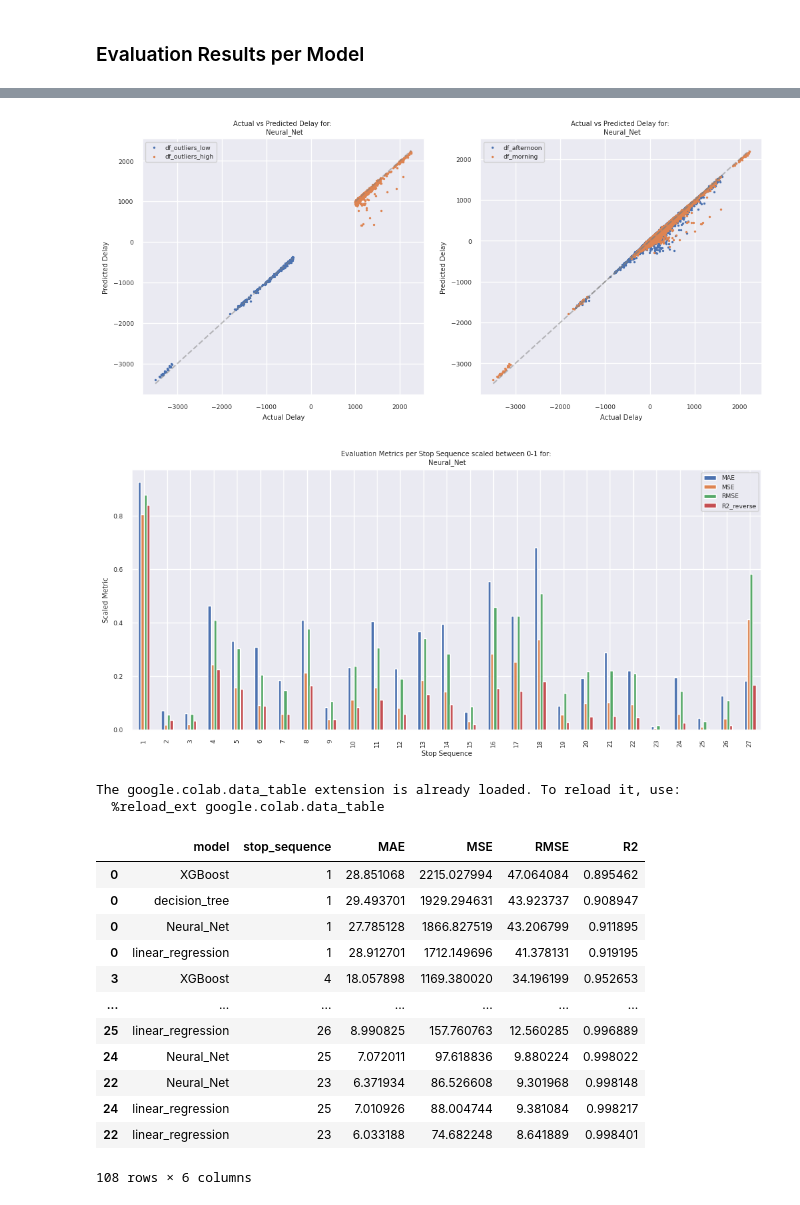
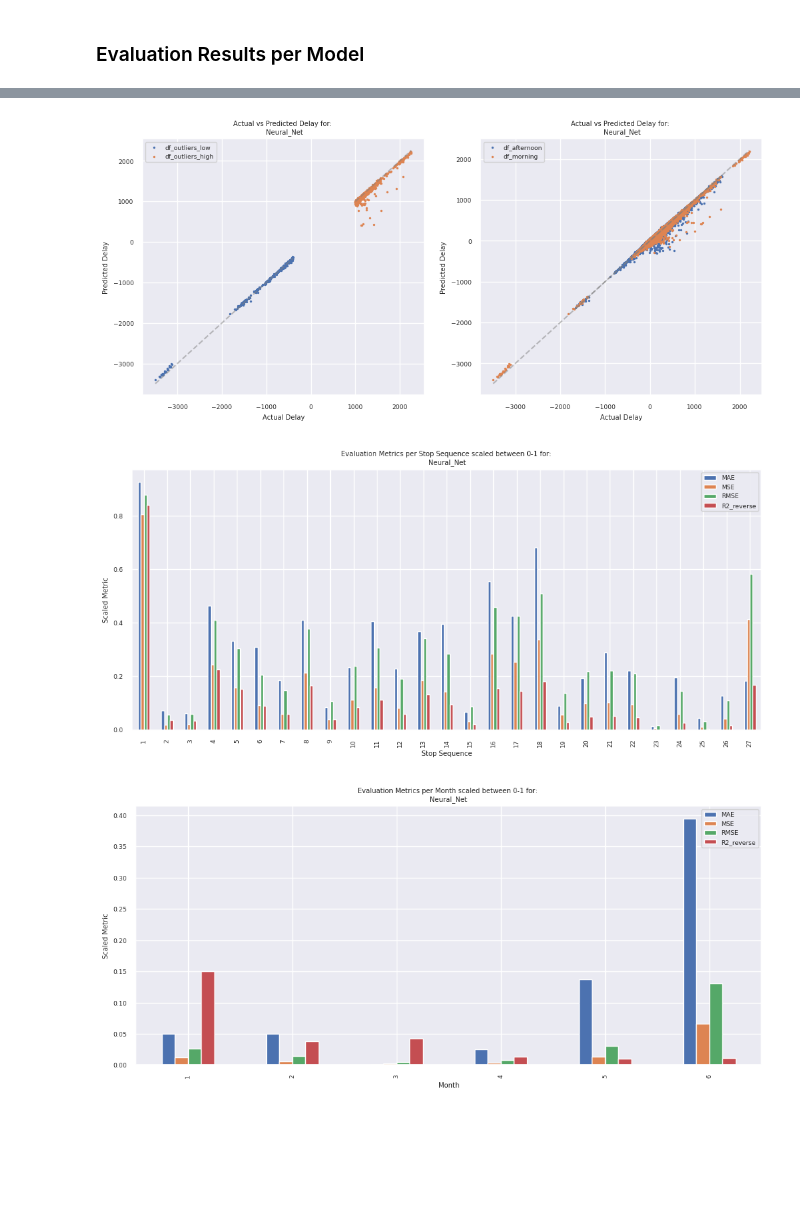
Before and after one commit to marinawmrs/AH2179-project-group-2, a Jupyter notebook: 3_model_eval.ipynb, the cells around one changed output, grey strips where cells are left out. Drawn from its saved outputs; the diff is of its cells as text; code cells hidden in the pictures; blank space fills up the shorter version.

```diff
--- a/3_model_eval.ipynb
+++ b/3_model_eval.ipynb
@@ -347,43 +353,26 @@ plot_scaled_metrics_per_stop('XGBoost')
 # %%
 # Neural Net Evaluation
 display_model_metric_summary('Neural_Net', 3)
 plot_scaled_metrics_per_stop('Neural_Net')
+plot_scaled_metrics_per_month('Neural_Net')
 # %% [output]
 |  | input_data | MAE | MSE | RMSE | R2 |
 | 39 | df | 12.613375 | 415.410877 | 20.381631 | 0.988951 |
 | 40 | df_outliers_low | 23.636660 | 1042.118427 | 32.281859 | 0.998120 |
 | 41 | df_outliers_high | 30.691785 | 4460.162546 | 66.784448 | 0.923667 |
 | 42 | df_weather_light_rain | 11.878837 | 371.619221 | 19.277428 | 0.984336 |
 | 43 | df_weather_light_snow | 11.574872 | 295.879237 | 17.201141 | 0.985856 |
 | 44 | df_weather_normal | 12.651786 | 419.302002 | 20.476865 | 0.989052 |
 | 45 | df_weather_rain | 12.781572 | 415.487258 | 20.383505 | 0.988136 |
 | 46 | df_weather_snow | 12.489916 | 345.626177 | 18.591024 | 0.988643 |
 | 47 | df_weekday | 13.043559 | 442.599826 | 21.038057 | 0.986518 |
 | 48 | df_weekend | 11.196474 | 325.858503 | 18.051551 | 0.993129 |
 | 49 | df_afternoon | 14.147220 | 527.305490 | 22.963133 | 0.984905 |
 | 50 | df_morning | 13.320916 | 483.666575 | 21.992421 | 0.984637 |
 | 51 | df_offpeak | 11.916175 | 360.169697 | 18.978137 | 0.990753 |
 [figure]
 [figure]
 [figure]
+[figure, added]
 # %%
 result_df[['input_data','model', 'MAE', 'MSE', 'RMSE', 'R2']].to_csv('eval_per_dataset_per_model_results.csv')
-# %%
-%load_ext google.colab.data_table
-df_stopwise_metrics[['model', 'stop_sequence', 'MAE', 'MSE', 'RMSE', 'R2']].sort_values(by='R2')
-# %% [output]
-The google.colab.data_table extension is already loaded. To reload it, use:
-  %reload_ext google.colab.data_table
-|  | model | stop_sequence | MAE | MSE | RMSE | R2 |
-| 0 | XGBoost | 1 | 28.851068 | 2215.027994 | 47.064084 | 0.895462 |
-| 0 | decision_tree | 1 | 29.493701 | 1929.294631 | 43.923737 | 0.908947 |
-| 0 | Neural_Net | 1 | 27.785128 | 1866.827519 | 43.206799 | 0.911895 |
-| 0 | linear_regression | 1 | 28.912701 | 1712.149696 | 41.378131 | 0.919195 |
-| 3 | XGBoost | 4 | 18.057898 | 1169.380020 | 34.196199 | 0.952653 |
-| ... | ... | ... | ... | ... | ... | ... |
-| 25 | linear_regression | 26 | 8.990825 | 157.760763 | 12.560285 | 0.996889 |
-| 24 | Neural_Net | 25 | 7.072011 | 97.618836 | 9.880224 | 0.998022 |
-| 22 | Neural_Net | 23 | 6.371934 | 86.526608 | 9.301968 | 0.998148 |
-| 24 | linear_regression | 25 | 7.010926 | 88.004744 | 9.381084 | 0.998217 |
-| 22 | linear_regression | 23 | 6.033188 | 74.682248 | 8.641889 | 0.998401 |
-108 rows × 6 columns
```
Also changed, not shown: parts of 7 cells of this notebook.
